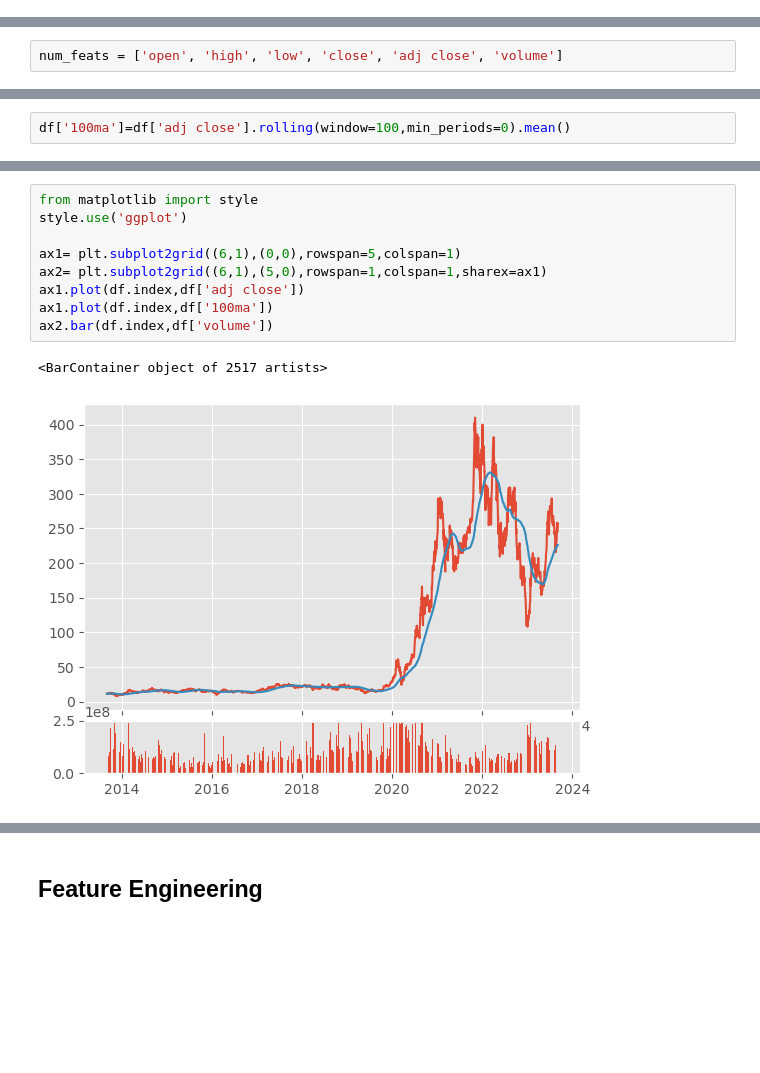
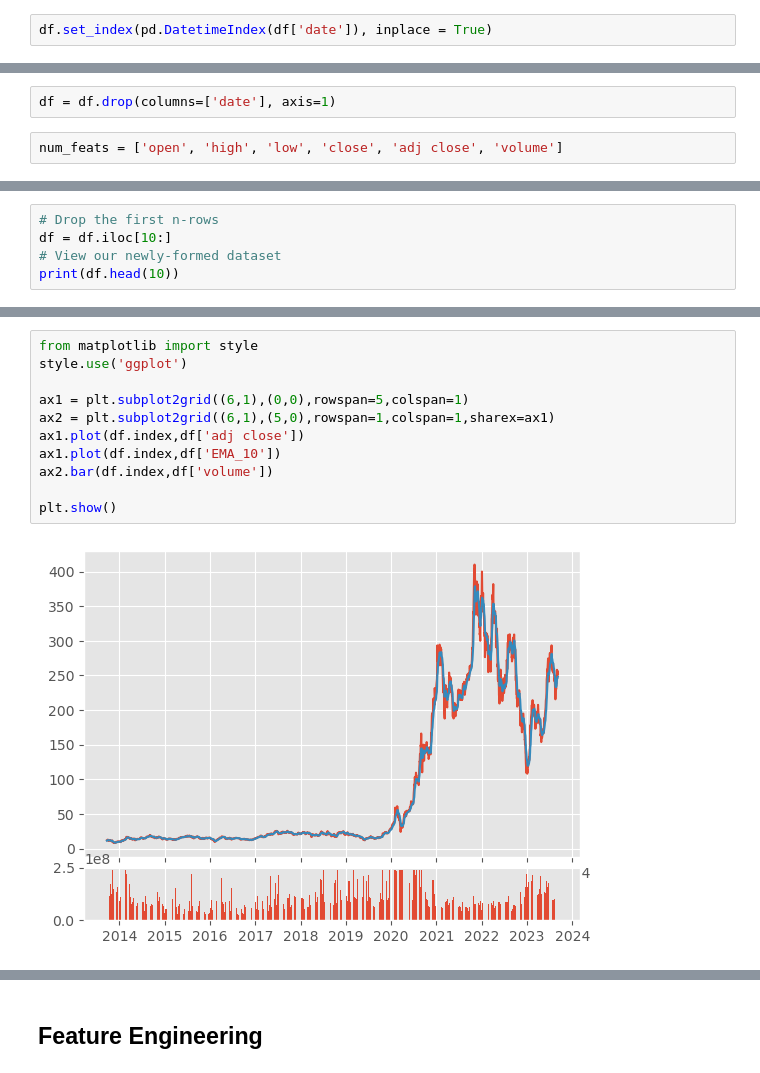
Before and after one commit to thonglamhai/stock-price-prediction, a Jupyter notebook: stock_price_prediction.ipynb, the cells around one changed output, grey strips where cells are left out. Saved outputs shown, nothing was run; the diff lists cells and outputs as text; blank space fills up the shorter version.

```diff
--- a/stock_price_prediction.ipynb
+++ b/stock_price_prediction.ipynb
@@ -78,0 +128,2 @@ memory usage: 137.8+ KB
+# %%
+df.set_index(pd.DatetimeIndex(df['date']), inplace = True)
@@ -79,3 +140,5 @@ memory usage: 137.8+ KB
+# %%
+df = df.drop(columns=['date'], axis=1)
 # %%
 num_feats = ['open', 'high', 'low', 'close', 'adj close', 'volume']
 # %%
@@ -190,2 +271,5 @@ Number of outliers in volume: 0
-# %%
-df['100ma']=df['adj close'].rolling(window=100,min_periods=0).mean()
+# %%
+# Drop the first n-rows
+df = df.iloc[10:]
+# View our newly-formed dataset
+print(df.head(10))
@@ -192,12 +294,13 @@ df['100ma']=df['adj close'].rolling(window=100,min_periods=0).mean()
 # %%
 from matplotlib import style
 style.use('ggplot')
 
-ax1= plt.subplot2grid((6,1),(0,0),rowspan=5,colspan=1)
-ax2= plt.subplot2grid((6,1),(5,0),rowspan=1,colspan=1,sharex=ax1)
+ax1 = plt.subplot2grid((6,1),(0,0),rowspan=5,colspan=1)
+ax2 = plt.subplot2grid((6,1),(5,0),rowspan=1,colspan=1,sharex=ax1)
 ax1.plot(df.index,df['adj close'])
-ax1.plot(df.index,df['100ma'])
+ax1.plot(df.index,df['EMA_10'])
 ax2.bar(df.index,df['volume'])
+
+plt.show()
 # %% [output]
-<BarContainer object of 2517 artists>
-[figure, old version]
+[figure, new version]
```
Also changed, not shown: parts of 53 cells of this notebook, 1 other file.
